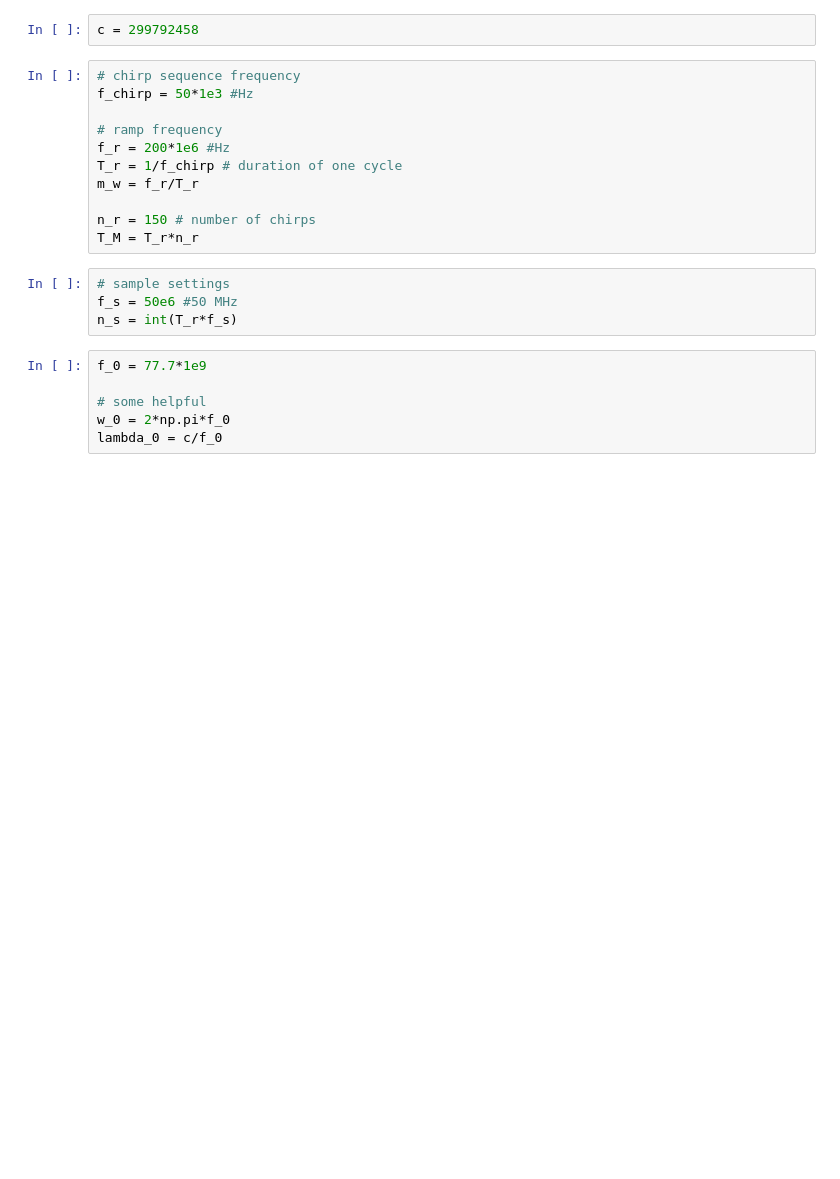
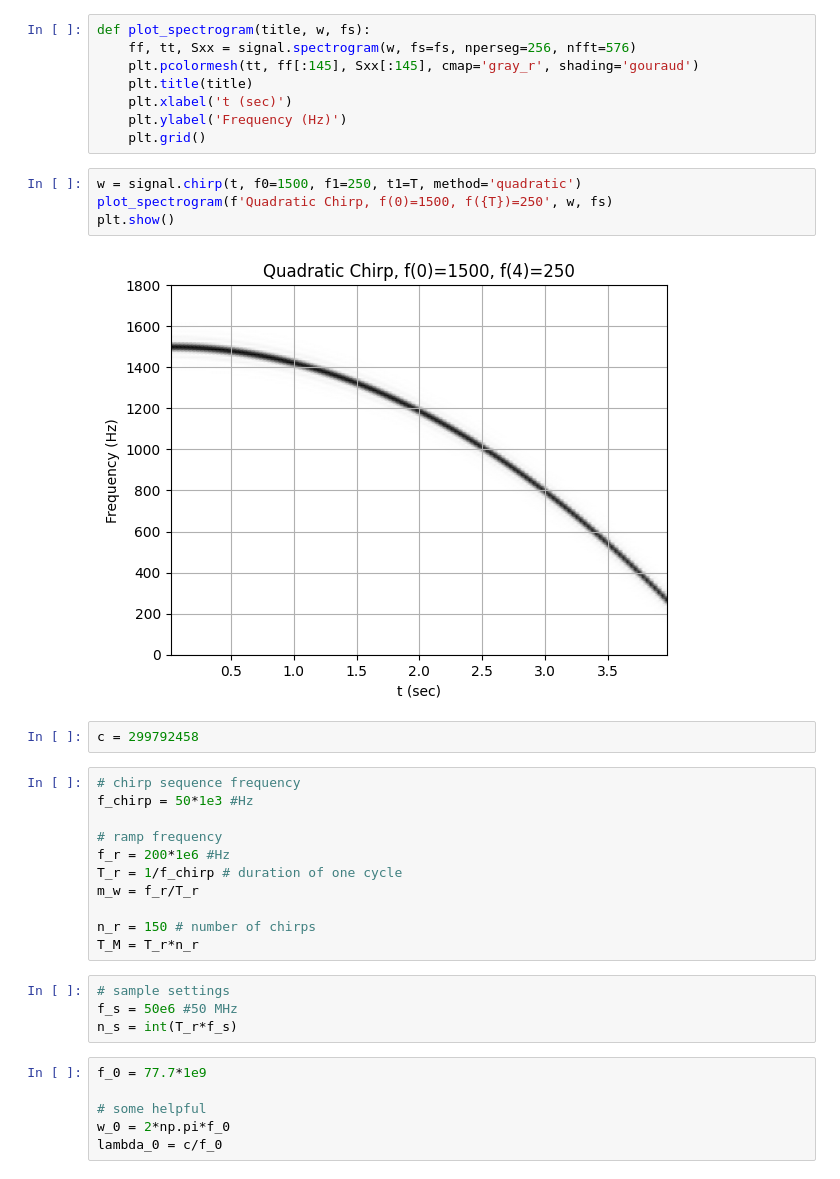
Before and after one commit to SondreOlimb/radar, a Jupyter notebook: test.ipynb, the cells around one changed output. Drawn from its saved outputs; the diff is of its cells as text; blank space fills up the shorter version.

```diff
--- a/test.ipynb
+++ b/test.ipynb
@@ -6,3 +40,17 @@ from scipy.fftpack import fft
+# %%
+def plot_spectrogram(title, w, fs):
+    ff, tt, Sxx = signal.spectrogram(w, fs=fs, nperseg=256, nfft=576)
+    plt.pcolormesh(tt, ff[:145], Sxx[:145], cmap='gray_r', shading='gouraud')
+    plt.title(title)
+    plt.xlabel('t (sec)')
+    plt.ylabel('Frequency (Hz)')
+    plt.grid()
+# %%
+w = signal.chirp(t, f0=1500, f1=250, t1=T, method='quadratic')
+plot_spectrogram(f'Quadratic Chirp, f(0)=1500, f({T})=250', w, fs)
+plt.show()
+# %% [output]
+[figure, added]
 # %%
 c = 299792458
 # %%
```
Also changed, not shown: parts of 19 cells of this notebook, 6 other files.
